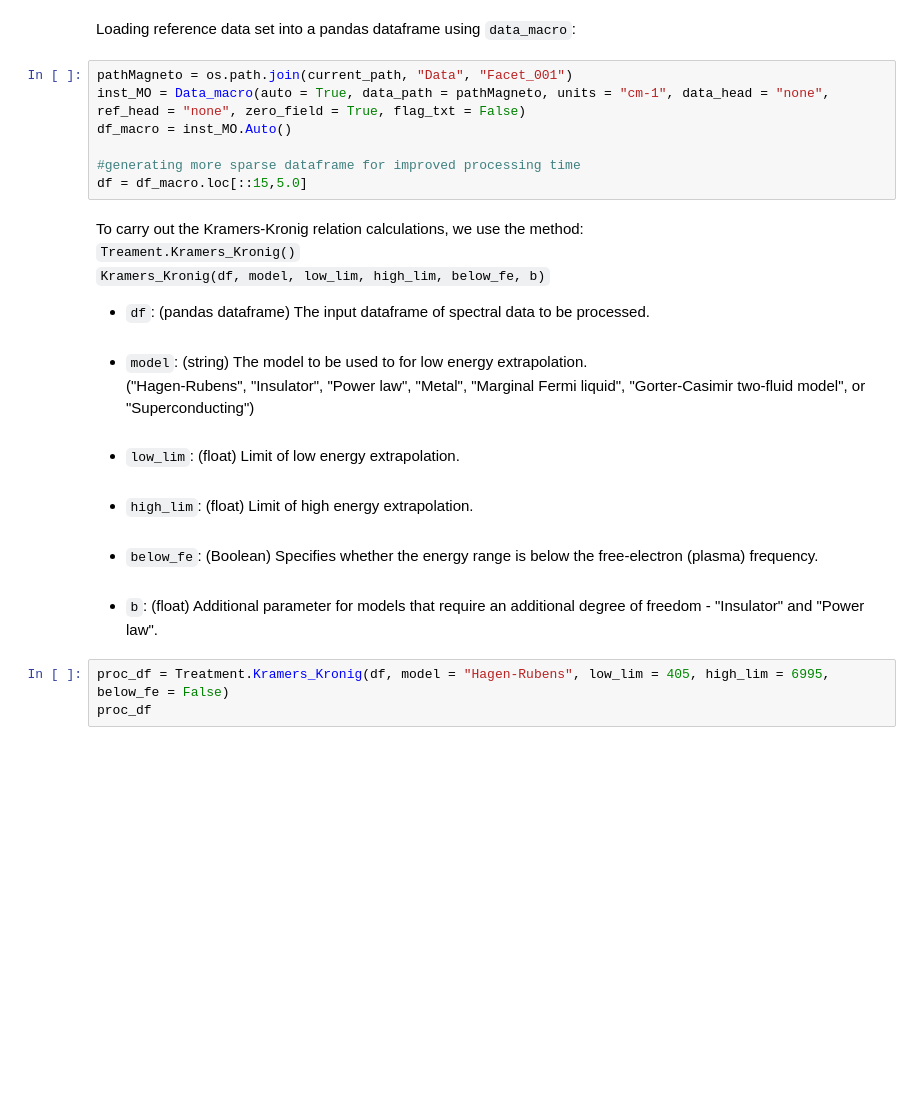
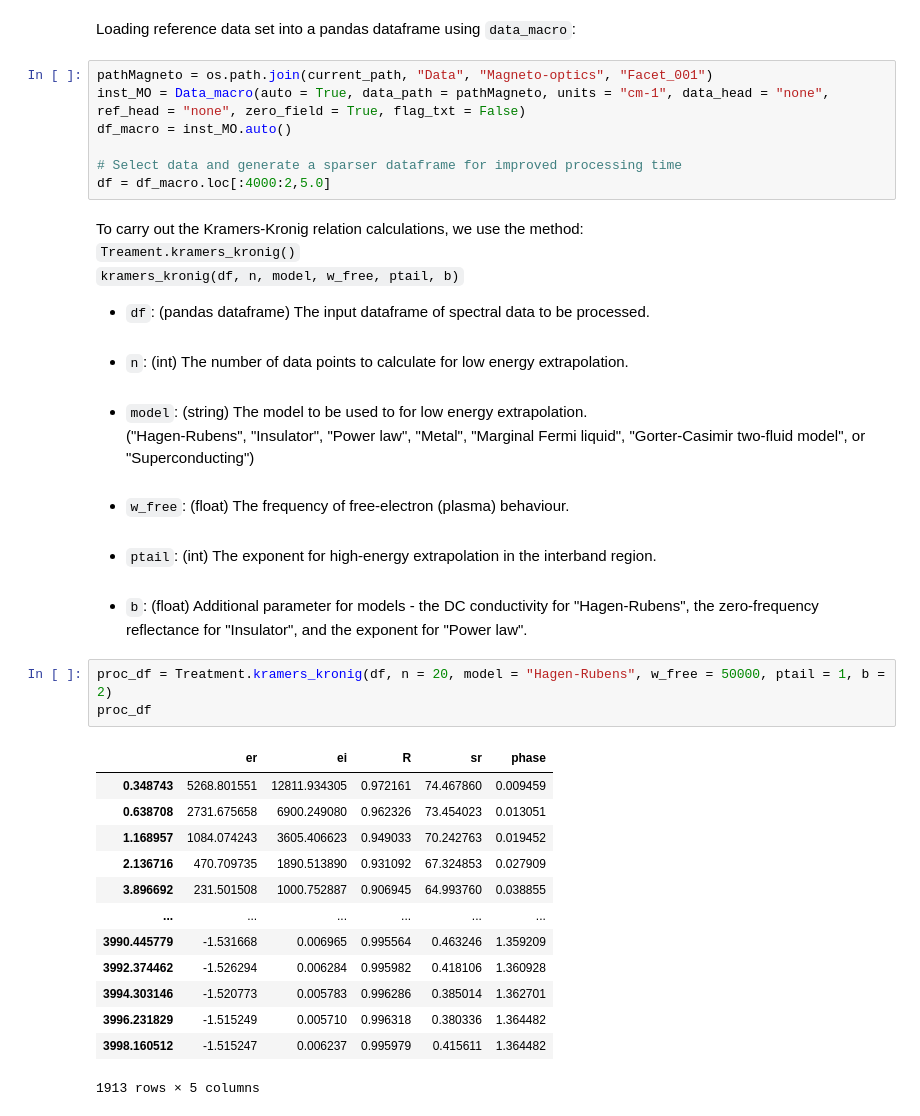
Before and after one commit to Jamiewhbee/Spectrum, a Jupyter notebook: KK_demo.ipynb, the cells around one changed output. Drawn from its saved outputs; the diff is of its cells as text; blank space fills up the shorter version.

```diff
--- a/KK_demo.ipynb
+++ b/KK_demo.ipynb
@@ -14,22 +14,36 @@ current_path = Path.cwd()
 # %% [markdown]
 Loading reference data set into a pandas dataframe using ``data_macro``:
 # %%
-pathMagneto = os.path.join(current_path, "Data", "Facet_001")
+pathMagneto = os.path.join(current_path, "Data", "Magneto-optics", "Facet_001")
 inst_MO = Data_macro(auto = True, data_path = pathMagneto, units = "cm-1", data_head = "none", ref_head = "none", zero_field = True, flag_txt = False)
-df_macro = inst_MO.Auto()
+df_macro = inst_MO.auto()
 
-#generating more sparse dataframe for improved processing time
-df = df_macro.loc[::15,5.0]
+# Select data and generate a sparser dataframe for improved processing time
+df = df_macro.loc[:4000:2,5.0]
 # %% [markdown]
-To carry out the Kramers-Kronig relation calculations, we use the method:<br> ``Treament.Kramers_Kronig()``<br>
-``Kramers_Kronig(df, model, low_lim, high_lim, below_fe, b)``
+To carry out the Kramers-Kronig relation calculations, we use the method:<br> ``Treament.kramers_kronig()``<br>
+``kramers_kronig(df, n, model, w_free, ptail, b)``
 <br>
 - ``df``: (pandas dataframe) The input dataframe of spectral data to be processed.<br><br>
+- ``n``: (int) The number of data points to calculate for low energy extrapolation.<br><br>
 - ``model``: (string) The model to be used to for low energy extrapolation.<br>("Hagen-Rubens", "Insulator", "Power law", "Metal", "Marginal Fermi liquid", "Gorter-Casimir two-fluid model", or "Superconducting")<br><br>
-- ``low_lim``: (float) Limit of low energy extrapolation.<br><br>
-- ``high_lim``: (float) Limit of high energy extrapolation.<br><br>
-- ``below_fe``: (Boolean) Specifies whether the energy range is below the free-electron (plasma) frequency.<br><br>
-- ``b``: (float) Additional parameter for models that require an additional degree of freedom - "Insulator" and "Power law".
+- ``w_free``: (float) The frequency of free-electron (plasma) behaviour.<br><br>
+- ``ptail``: (int) The exponent for high-energy extrapolation in the interband region.<br><br>
+- ``b``: (float) Additional parameter for models - the DC conductivity for "Hagen-Rubens", the zero-frequency reflectance for "Insulator", and the exponent for "Power law".
 # %%
-proc_df = Treatment.Kramers_Kronig(df, model = "Hagen-Rubens", low_lim = 405, high_lim = 6995, below_fe = False)
+proc_df = Treatment.kramers_kronig(df, n = 20, model = "Hagen-Rubens", w_free = 50000, ptail = 1, b = 2)
 proc_df
+# %% [output]
+|  | er | ei | R | sr | phase |
+| 0.348743 | 5268.801551 | 12811.934305 | 0.972161 | 74.467860 | 0.009459 |
+| 0.638708 | 2731.675658 | 6900.249080 | 0.962326 | 73.454023 | 0.013051 |
+| 1.168957 | 1084.074243 | 3605.406623 | 0.949033 | 70.242763 | 0.019452 |
+| 2.136716 | 470.709735 | 1890.513890 | 0.931092 | 67.324853 | 0.027909 |
+| 3.896692 | 231.501508 | 1000.752887 | 0.906945 | 64.993760 | 0.038855 |
+| ... | ... | ... | ... | ... | ... |
+| 3990.445779 | -1.531668 | 0.006965 | 0.995564 | 0.463246 | 1.359209 |
+| 3992.374462 | -1.526294 | 0.006284 | 0.995982 | 0.418106 | 1.360928 |
+| 3994.303146 | -1.520773 | 0.005783 | 0.996286 | 0.385014 | 1.362701 |
+| 3996.231829 | -1.515249 | 0.005710 | 0.996318 | 0.380336 | 1.364482 |
+| 3998.160512 | -1.515247 | 0.006237 | 0.995979 | 0.415611 | 1.364482 |
+1913 rows × 5 columns
```
Also changed, not shown: parts of 5 cells of this notebook, 5 other files.
